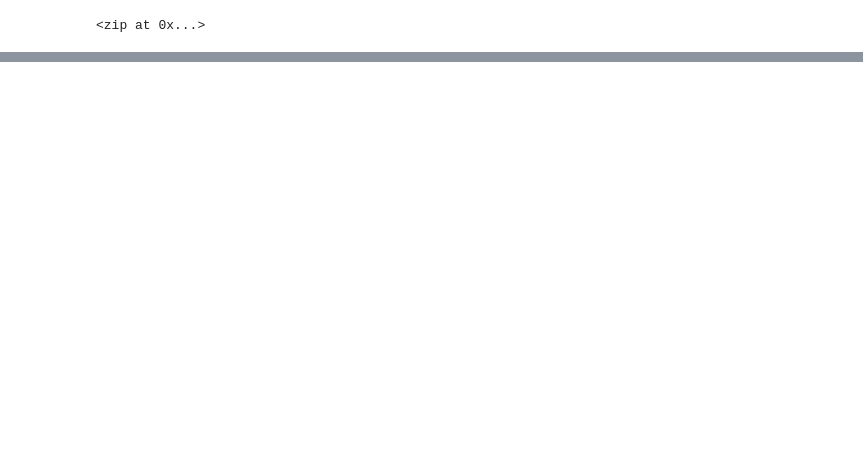
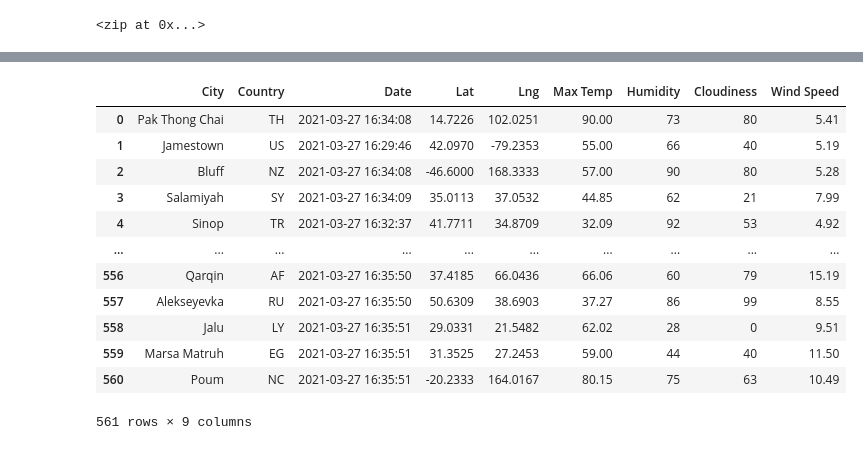
Before and after one commit to goldbala55/World_Weather_Analysis, a Jupyter notebook: WeatherPy.ipynb, the cells around one changed output, grey strips where cells are left out. Drawn from its saved outputs; the diff is of its cells as text; code cells hidden in the pictures; blank space fills up the shorter version.

Commit message:
Add API calls to get city weather and create a df

```diff
--- a/WeatherPy.ipynb
+++ b/WeatherPy.ipynb
@@ -32,0 +40,10 @@ len(cities)
+# %%
+# Starting URL for Weather Map API Call.
+# lets build it using f-strings
+api_url = "http://api.openweathermap.org/data/2.5/weather?"
+api_key = "APPID=" + open_weather_api_key
+# common API parameters used in each call
+# you can split out 'Imperial' so the user can select units dynamically
+api_shared = "&units=Imperial"
+url = f"{api_url}{api_key}{api_shared}"
+print(url)
@@ -32,0 +130,4 @@ len(cities)
+# %%
+# Convert the array of dictionaries to a Pandas DataFrame.
+city_data_df = pd.DataFrame(city_data)
+city_data_df.head(10)
@@ -32,0 +146,21 @@ len(cities)
+# %%
+# we'll reorganize the columns to practice the panda technique.  The logical approach would be to update the order
+# of the variables above when we append them to the dictionary/list
+col_order = ['City', 'Country', 'Date', 'Lat', 'Lng', 'Max Temp', 'Humidity', 'Cloudiness', 'Wind Speed']
+
+city_data_df = city_data_df[col_order]
+city_data_df
+# %% [output]
+|  | City | Country | Date | Lat | Lng | Max Temp | Humidity | Cloudiness | Wind Speed |
+| 0 | Pak Thong Chai | TH | 2021-03-27 16:34:08 | 14.7226 | 102.0251 | 90.00 | 73 | 80 | 5.41 |
+| 1 | Jamestown | US | 2021-03-27 16:29:46 | 42.0970 | -79.2353 | 55.00 | 66 | 40 | 5.19 |
+| 2 | Bluff | NZ | 2021-03-27 16:34:08 | -46.6000 | 168.3333 | 57.00 | 90 | 80 | 5.28 |
+| 3 | Salamiyah | SY | 2021-03-27 16:34:09 | 35.0113 | 37.0532 | 44.85 | 62 | 21 | 7.99 |
+| 4 | Sinop | TR | 2021-03-27 16:32:37 | 41.7711 | 34.8709 | 32.09 | 92 | 53 | 4.92 |
+| ... | ... | ... | ... | ... | ... | ... | ... | ... | ... |
+| 556 | Qarqin | AF | 2021-03-27 16:35:50 | 37.4185 | 66.0436 | 66.06 | 60 | 79 | 15.19 |
+| 557 | Alekseyevka | RU | 2021-03-27 16:35:50 | 50.6309 | 38.6903 | 37.27 | 86 | 99 | 8.55 |
+| 558 | Jalu | LY | 2021-03-27 16:35:51 | 29.0331 | 21.5482 | 62.02 | 28 | 0 | 9.51 |
+| 559 | Marsa Matruh | EG | 2021-03-27 16:35:51 | 31.3525 | 27.2453 | 59.00 | 44 | 40 | 11.50 |
+| 560 | Poum | NC | 2021-03-27 16:35:51 | -20.2333 | 164.0167 | 80.15 | 75 | 63 | 10.49 |
+561 rows × 9 columns
```
Also changed, not shown: parts of 7 cells of this notebook, 3 other files.
